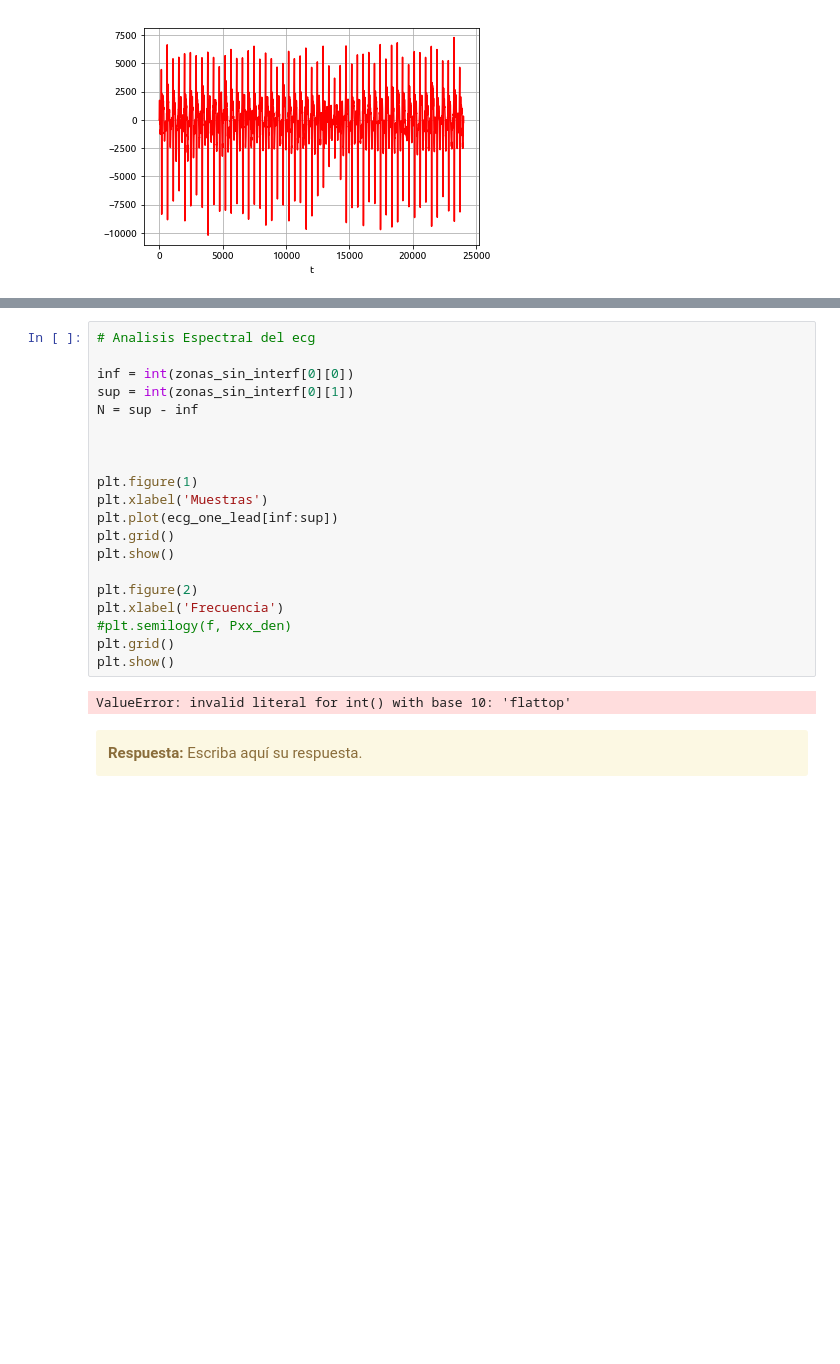
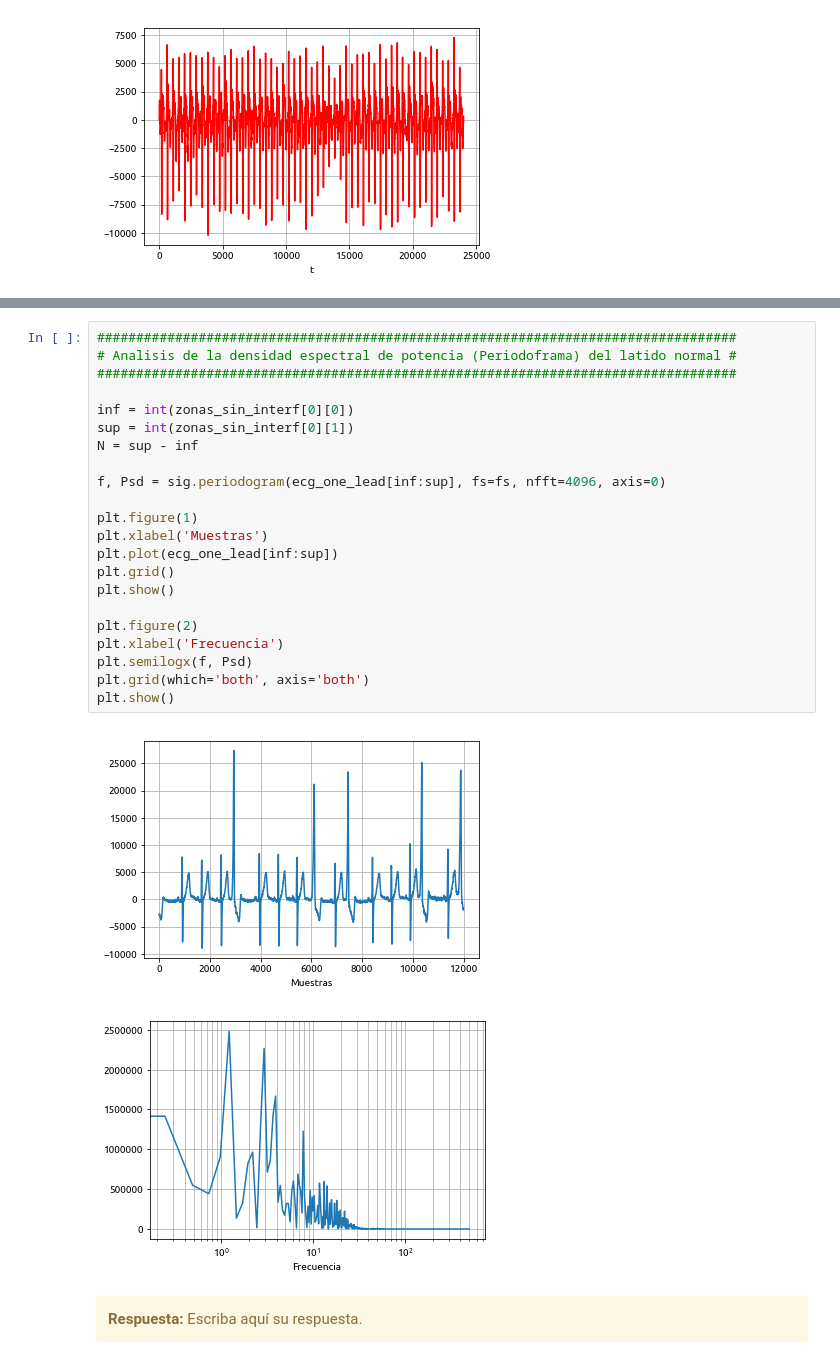
Before and after one commit to tomiambro/gibio, a Jupyter notebook: TP4 - Filtrado.ipynb, the cells around one changed output, grey strips where cells are left out. Drawn from its saved outputs; the diff is of its cells as text; blank space fills up the shorter version.

```diff
--- a/TP4 - Filtrado.ipynb
+++ b/TP4 - Filtrado.ipynb
@@ -350,25 +386,28 @@ plt.show()
 # %%
-# Analisis Espectral del ecg
+##################################################################################
+# Analisis de la densidad espectral de potencia (Periodoframa) del latido normal #
+##################################################################################
 
 inf = int(zonas_sin_interf[0][0])
 sup = int(zonas_sin_interf[0][1])
 N = sup - inf
 
-
+f, Psd = sig.periodogram(ecg_one_lead[inf:sup], fs=fs, nfft=4096, axis=0)
 
 plt.figure(1)
 plt.xlabel('Muestras')
 plt.plot(ecg_one_lead[inf:sup])
 plt.grid()
 plt.show()
 
 plt.figure(2)
 plt.xlabel('Frecuencia')
-#plt.semilogy(f, Pxx_den)
-plt.grid()
+plt.semilogx(f, Psd)
+plt.grid(which='both', axis='both')
 plt.show()
 # %% [output]
-ValueError: invalid literal for int() with base 10: 'flattop'
+[figure, added]
+[figure, added]
 # %% [markdown]
 <div class="alert alert-block alert-warning">
 <b>Respuesta:</b> Escriba aquí su respuesta.
```
Also changed, not shown: parts of 3 cells of this notebook.
